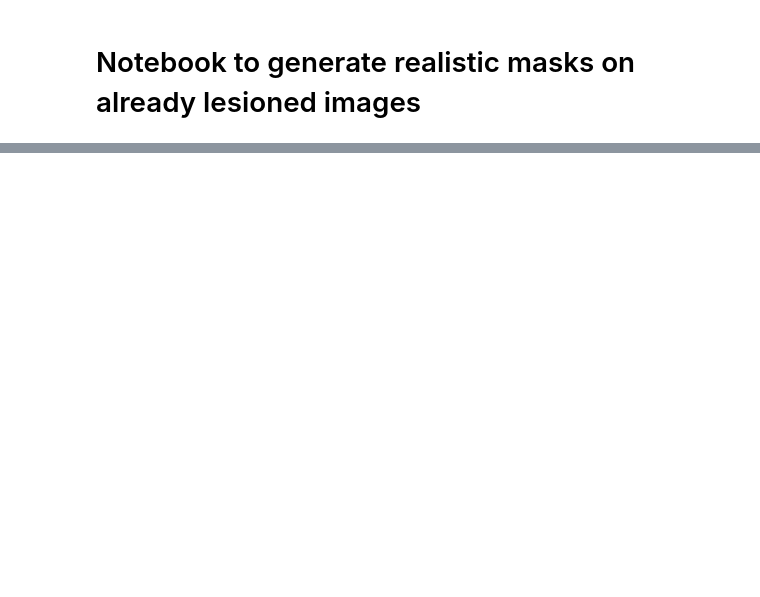
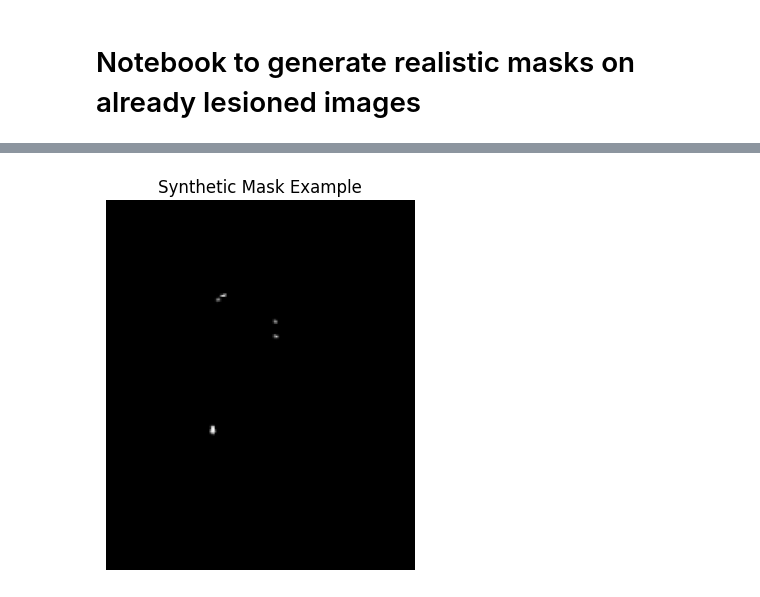
Before and after one commit to benetraco/tfg, a Jupyter notebook: experiments/lesion_inpainting/evaluation/mask_generation.ipynb, the cells around one changed output, grey strips where cells are left out. Saved outputs shown, nothing was run; the diff lists cells and outputs as text; code cells hidden in the pictures; blank space fills up the shorter version.

Commit message:
first implementations mask generation

```diff
--- a/experiments/lesion_inpainting/evaluation/mask_generation.ipynb
+++ b/experiments/lesion_inpainting/evaluation/mask_generation.ipynb
@@ -83,0 +472,90 @@ Subject IDs: 1, 3, 4, 5, 7, 8, 9, 11, 12, 13, 15, 16, 17, 18, 21, 22, 23, 24, 27
+# %%
+import os
+import random
+import numpy as np
+import cv2
+from scipy.ndimage import label
+from pathlib import Path
+from PIL import Image
+import matplotlib.pyplot as plt
+
+def extract_lesions(mask):
+    """Extract binary lesion components from a mask."""
+    labeled, n = label(mask)
+    lesions = []
+    for i in range(1, n + 1):
+        lesion = (labeled == i).astype(np.uint8) * 255
+        if lesion.sum() > 0:
+            lesions.append(lesion)
+    return lesions
+
+def transform_lesion(lesion, target_shape):
+    """Randomly transform a lesion (rotate, scale)."""
+    h, w = lesion.shape
+    scale = random.uniform(0.8, 1.2)
+    angle = random.uniform(-20, 20)
+    lesion_resized = cv2.resize(lesion, None, fx=scale, fy=scale)
+    M = cv2.getRotationMatrix2D((lesion_resized.shape[1] // 2, lesion_resized.shape[0] // 2), angle, 1)
+    lesion_rotated = cv2.warpAffine(lesion_resized, M, (lesion_resized.shape[1], lesion_resized.shape[0]))
+
+    # Ensure lesion fits target
+    lh, lw = lesion_rotated.shape
+    if lh >= target_shape[0] or lw >= target_shape[1]:
+        return None
+    return lesion_rotated
+
+def paste_lesions(target_shape, lesion_list, max_lesions=5):
+    """Paste transformed lesions into a blank mask."""
+    new_mask = np.zeros(target_shape, dtype=np.uint8)
+    attempts = 0
+    while attempts < max_lesions:
+        lesion = random.choice(lesion_list)
+        lesion_transformed = transform_lesion(lesion, target_shape)
+        if lesion_transformed is None:
+            continue
+        lh, lw = lesion_transformed.shape
+        x_offset = random.randint(0, target_shape[0] - lh)
+        y_offset = random.randint(0, target_shape[1] - lw)
+        region = new_mask[x_offset:x_offset+lh, y_offset:y_offset+lw]
+        new_mask[x_offset:x_offset+lh, y_offset:y_offset+lw] = np.maximum(region, lesion_transformed)
+        attempts += 1
+    return new_mask
+
+def generate_synthetic_mask(source_mask_dir, slice_id, dataset, output_path):
+    """Generate a synthetic lesion mask for a given slice using lesions from other brains."""
+    lesion_bank = []
+    for fname in os.listdir(source_mask_dir):
+        if not fname.endswith(".png"):
+            continue
+        if dataset in fname and f"_{slice_id}.png" in fname:
+            mask = np.array(Image.open(os.path.join(source_mask_dir, fname)).convert("L"))
+            lesions = extract_lesions(mask)
+            lesion_bank.extend(lesions)
+
+    if len(lesion_bank) == 0:
+        print(f"No lesion masks found for slice {slice_id} in {dataset}")
+        return
+
+    # Create new synthetic mask
+    target_shape = lesion_bank[0].shape
+    synthetic_mask = paste_lesions(target_shape, lesion_bank)
+
+    # Save or visualize
+    os.makedirs(os.path.dirname(output_path), exist_ok=True)
+    Image.fromarray(synthetic_mask).save(output_path)
+
+    # Also return for quick viewing here
+    return synthetic_mask
+
+# Example usage
+source_mask_dir = "/home/benet/data/lesion2D_VH-SHIFTS-WMH2017_empty_masks/test/mask"
+example_output = generate_synthetic_mask(source_mask_dir, slice_id=1, dataset="WMH2017",
+                                         output_path="./synthetic_masks/VH_slice5.png")
+
+if example_output is not None:
+    plt.imshow(example_output, cmap='gray')
+    plt.title("Synthetic Mask Example")
+    plt.axis('off')
+    plt.show()
+# %% [output]
+[figure, added]
```
Also changed, not shown: parts of 19 cells of this notebook.
